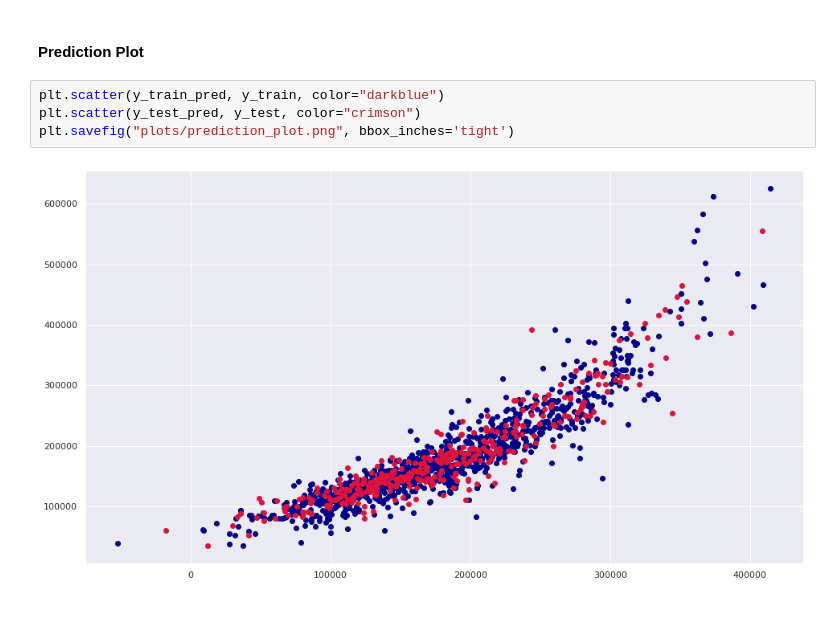
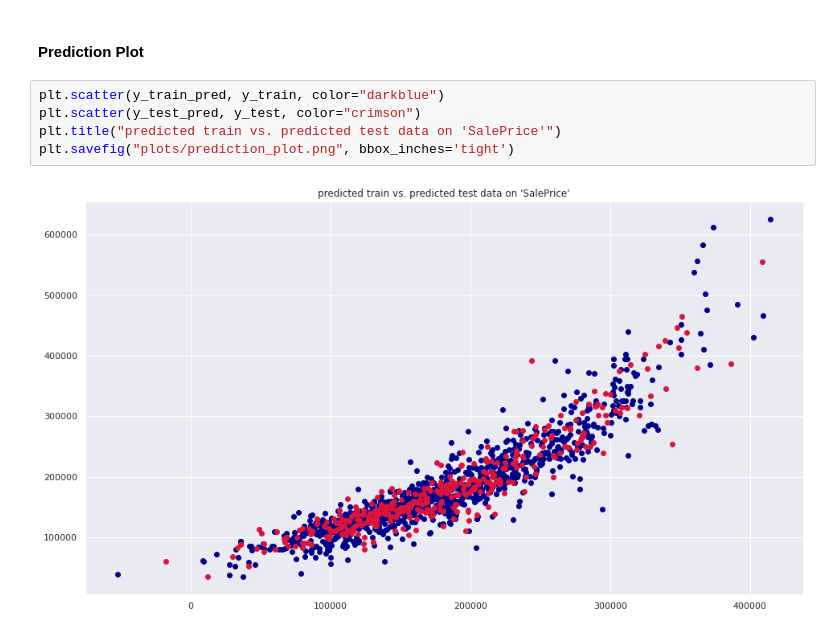
Before and after one commit to snaylix/House-prices-prediction, a Jupyter notebook: 04_linear_regression_house-prices_prediction_2021-07-17.ipynb, the cells around one changed output. Saved outputs shown, nothing was run; the diff lists cells and outputs as text.

Commit message:
[CED-055] :lipstick: Add titles to prediction and outlier plots

```diff
--- a/04_linear_regression_house-prices_prediction_2021-07-17.ipynb
+++ b/04_linear_regression_house-prices_prediction_2021-07-17.ipynb
@@ -214,6 +215,7 @@ Coefficient of determination: 0.84
 # %%
 plt.scatter(y_train_pred, y_train, color="darkblue")
 plt.scatter(y_test_pred, y_test, color="crimson")
+plt.title("predicted train vs. predicted test data on 'SalePrice'")
 plt.savefig("plots/prediction_plot.png", bbox_inches='tight')
 # %% [output]
-[figure, old version]
+[figure, new version]
```
Also changed, not shown: parts of 1 cell of this notebook, 2 other files.
